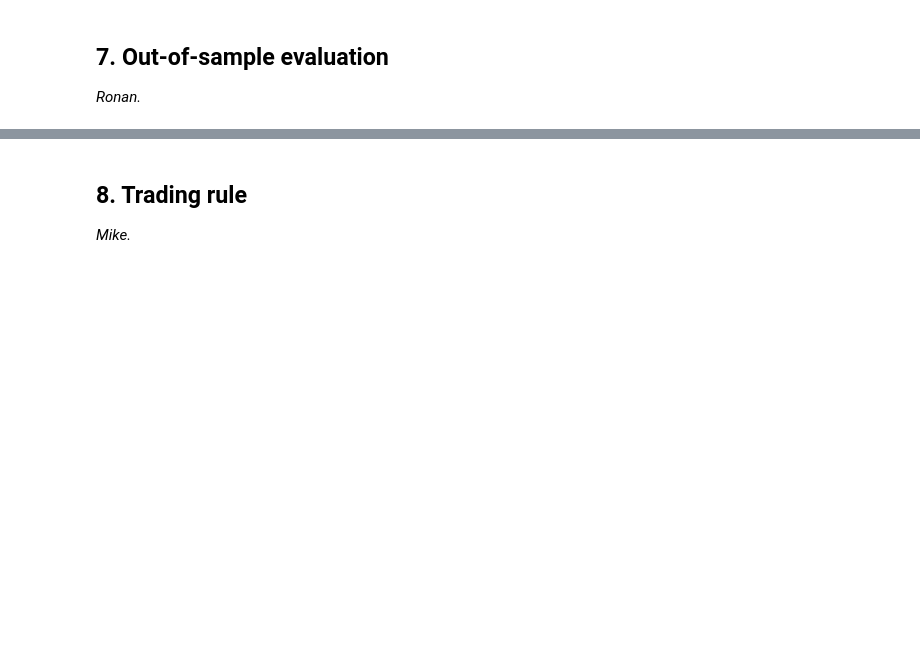
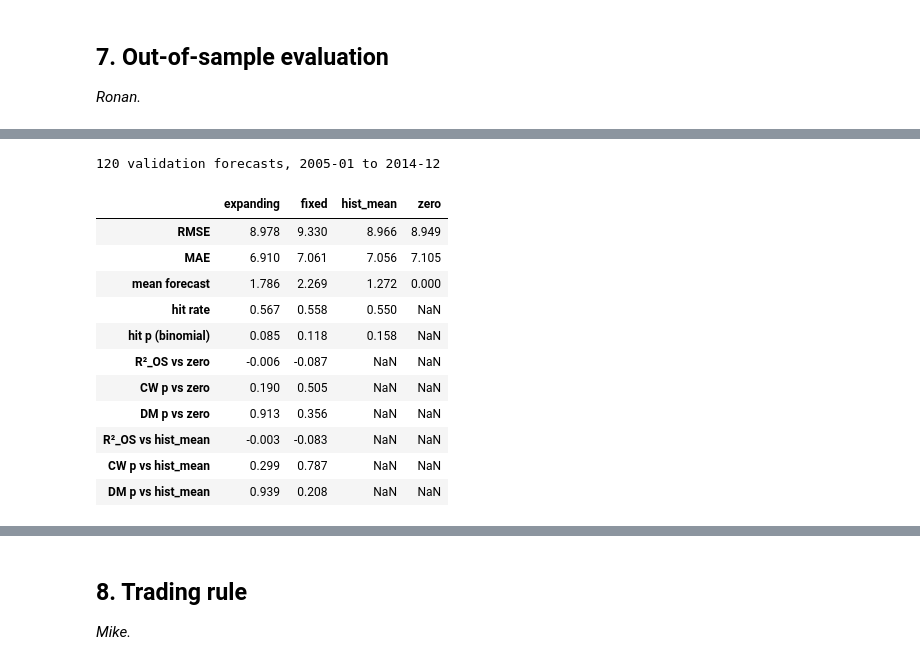
Before and after one commit to Adkid-Zephyr/fe-oil-group-work, a Jupyter notebook: oil-forecasting.ipynb, the cells around one changed output, grey strips where cells are left out. Drawn from its saved outputs; the diff is of its cells as text; code cells hidden in the pictures; blank space fills up the shorter version.

```diff
--- a/oil-forecasting.ipynb
+++ b/oil-forecasting.ipynb
@@ -606,0 +674,65 @@ plt.show()
+# %%
+fx_valid = fx_usable[fx_usable["sample"] == "validation"].copy()
+fx_valid["fixed"] = fx_fit.predict(sm.add_constant(fx_valid[FX_FEATURES], has_constant="add"))
+
+fx_pred, fx_mean, fx_paths = {}, {}, {}
+for t in fx_valid.index:
+    past = fx_usable[fx_usable.index < t]          # only targets already realised at t
+    m = fx_ols(past)
+    fx_pred[t] = float(m.predict(sm.add_constant(fx_valid.loc[[t], FX_FEATURES], has_constant="add")).iloc[0])
+    fx_mean[t] = past["actual"].mean()
+    fx_paths[fx_valid.loc[t, "target_month"]] = m.params
+fx_valid["expanding"] = pd.Series(fx_pred)
+fx_valid["hist_mean"] = pd.Series(fx_mean)
+fx_valid["zero"] = 0.0
+fx_paths = pd.DataFrame(fx_paths).T
+
+assert len(fx_valid) == 120 and fx_valid[["expanding", "fixed", "hist_mean"]].notna().all().all()
+assert fx_valid["target_month"].iloc[0] == "2005-01" and fx_valid["target_month"].iloc[-1] == "2014-12"
+print(f"{len(fx_valid)} validation forecasts, {fx_valid['target_month'].iloc[0]} to {fx_valid['target_month'].iloc[-1]}")
+# %% [output]
+120 validation forecasts, 2005-01 to 2014-12
+# %%
+def clark_west(y, f_model, f_bench, lags=3):
+    """One-sided p-value; H0: the model adds nothing over the nested benchmark."""
+    adj = (y - f_bench) ** 2 - ((y - f_model) ** 2 - (f_bench - f_model) ** 2)
+    r = sm.OLS(adj.values, np.ones(len(adj))).fit(cov_type="HAC", cov_kwds={"maxlags": lags})
+    return 1 - stats.norm.cdf(r.tvalues[0])
+
+def diebold_mariano(y, f_model, f_bench, lags=3):
+    """Two-sided p-value; H0: equal mean squared error."""
+    d = (y - f_bench) ** 2 - (y - f_model) ** 2
+    r = sm.OLS(d.values, np.ones(len(d))).fit(cov_type="HAC", cov_kwds={"maxlags": lags})
+    return 2 * (1 - stats.norm.cdf(abs(r.tvalues[0])))
+
+y_val = fx_valid["actual"]
+rows = {}
+for name in ["expanding", "fixed", "hist_mean", "zero"]:
+    f = fx_valid[name]
+    e = y_val - f
+    row = {"RMSE": np.sqrt((e ** 2).mean()), "MAE": e.abs().mean(), "mean forecast": f.mean()}
+    if name != "zero":
+        hits = int((np.sign(f) == np.sign(y_val)).sum())
+        row["hit rate"] = hits / len(y_val)
+        row["hit p (binomial)"] = stats.binomtest(hits, len(y_val), 0.5, alternative="greater").pvalue
+    if name in ("expanding", "fixed"):
+        for b in ("zero", "hist_mean"):
+            row[f"R²_OS vs {b}"] = 1 - (e ** 2).mean() / ((y_val - fx_valid[b]) ** 2).mean()
+            row[f"CW p vs {b}"] = clark_west(y_val, f, fx_valid[b])
+            row[f"DM p vs {b}"] = diebold_mariano(y_val, f, fx_valid[b])
+    rows[name] = row
+fx_scores = pd.DataFrame(rows)
+fx_scores
+# %% [output]
+|  | expanding | fixed | hist_mean | zero |
+| RMSE | 8.978 | 9.330 | 8.966 | 8.949 |
+| MAE | 6.910 | 7.061 | 7.056 | 7.105 |
+| mean forecast | 1.786 | 2.269 | 1.272 | 0.000 |
+| hit rate | 0.567 | 0.558 | 0.550 | NaN |
+| hit p (binomial) | 0.085 | 0.118 | 0.158 | NaN |
+| R²_OS vs zero | -0.006 | -0.087 | NaN | NaN |
+| CW p vs zero | 0.190 | 0.505 | NaN | NaN |
+| DM p vs zero | 0.913 | 0.356 | NaN | NaN |
+| R²_OS vs hist_mean | -0.003 | -0.083 | NaN | NaN |
+| CW p vs hist_mean | 0.299 | 0.787 | NaN | NaN |
+| DM p vs hist_mean | 0.939 | 0.208 | NaN | NaN |
```
Also changed, not shown: parts of 12 cells of this notebook.
